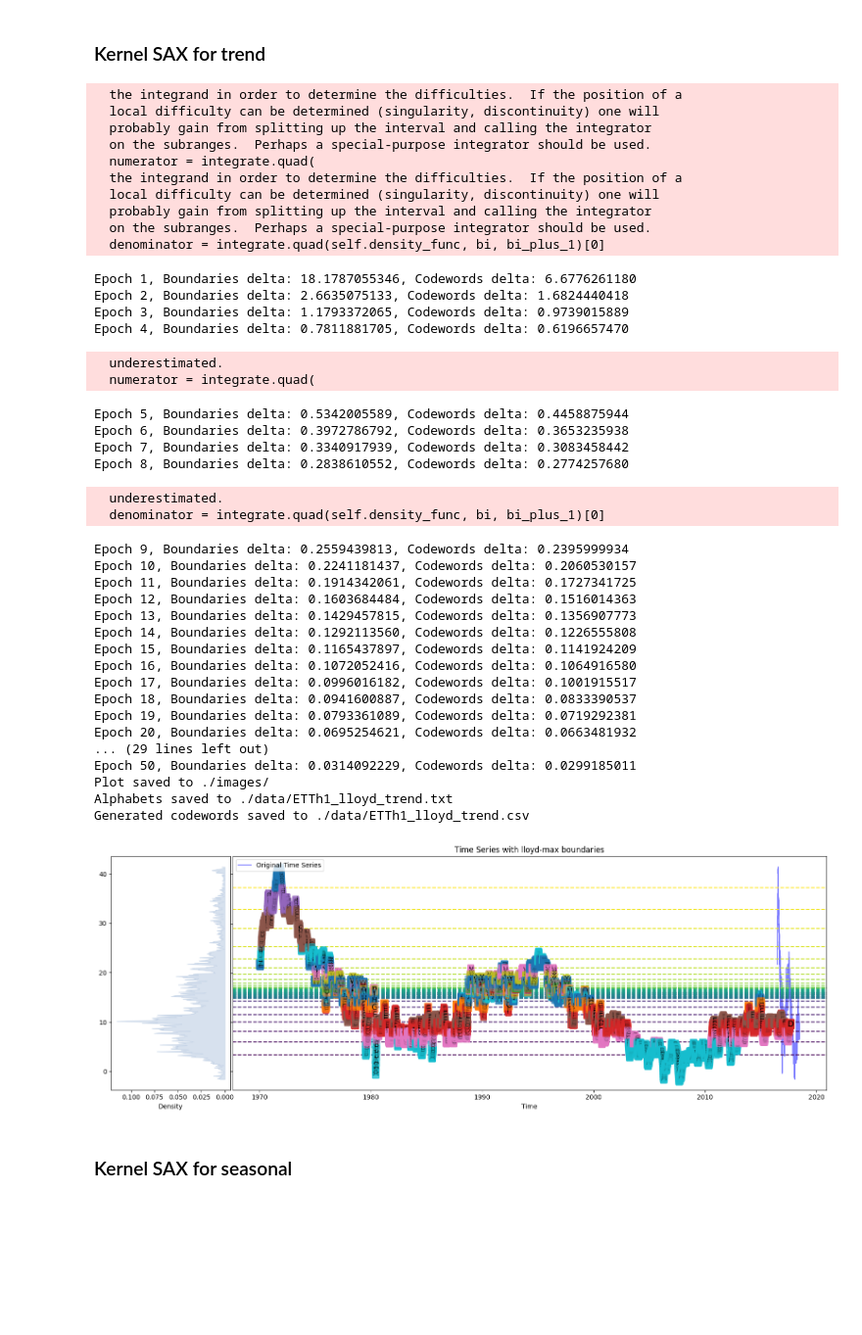
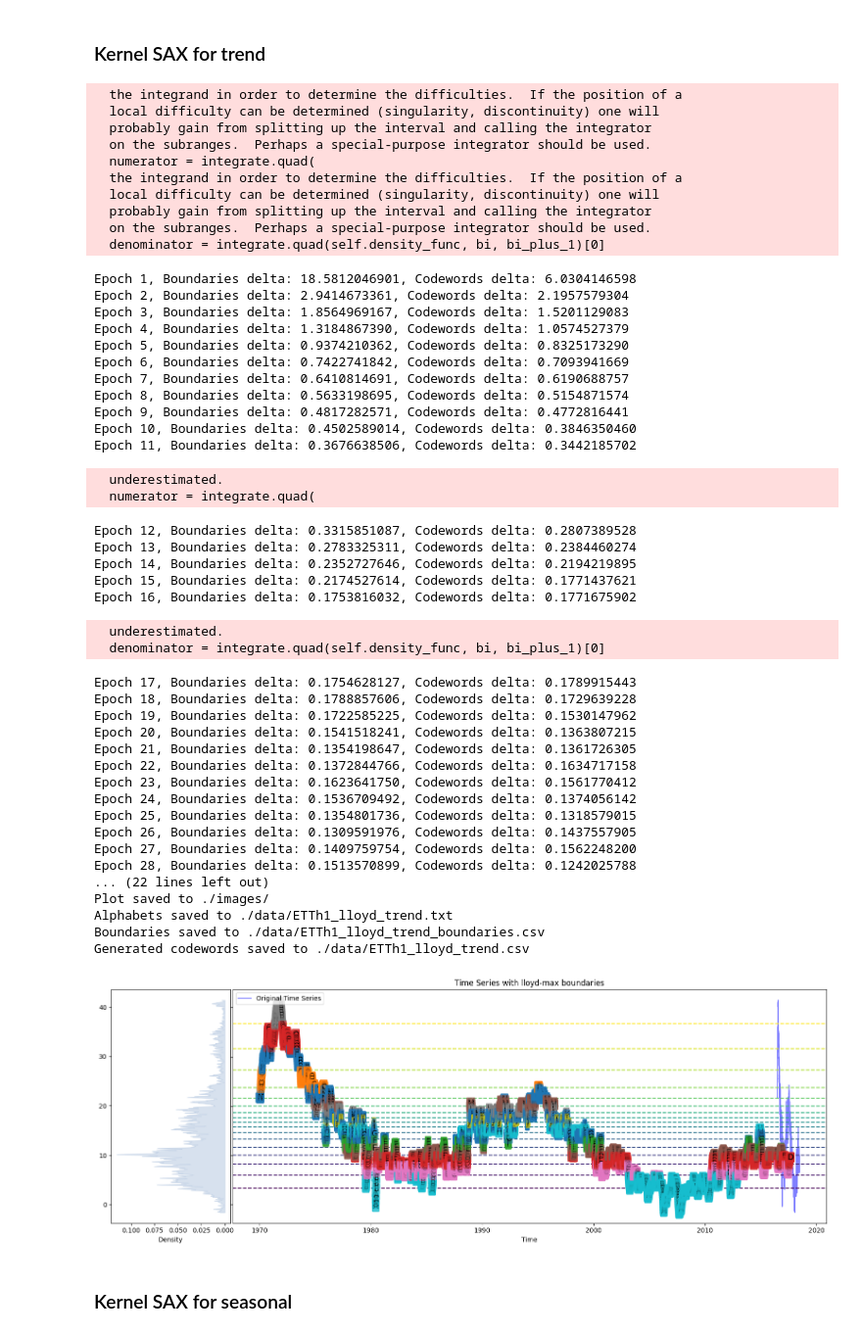
Before and after one commit to Dhanunjaya-Elluri/master-thesis, a Jupyter notebook: transformer.ipynb, the cells around one changed output. Shown at 98% size. Saved outputs shown, nothing was run; the diff lists cells and outputs as text; code cells hidden in the pictures; blank space fills up the shorter version.

Commit message:
update: Added boundaries file for testing predictions

```diff
--- a/transformer.ipynb
+++ b/transformer.ipynb
@@ -141,52 +155,60 @@ Generated codewords saved to ./data/ETTh1_lloyd.csv
 # %% [markdown]
 ### Kernel SAX for trend
 # %%
-kernel_sax = KernelSAX(kernel='epanechnikov', n_alphabet=52, bandwidth=0.1, epochs=50, paa_window_size=4)
+kernel_sax = KernelSAX(kernel='epanechnikov', n_alphabet=18, bandwidth=0.1, epochs=50, paa_window_size=4)
 kernel_sax.fit(trend, verbose=True)
 kernel_sax.plot_with_boundaries(path=IMG_DIR, filename="ETTh1_lloyd_trend.png")
 kernel_sax.save_alphabets(DATA_DIR+"ETTh1_lloyd_trend.txt")
 kernel_sax.text_to_df(start_datetime=str(trend.index[0]), csv_path=DATA_DIR+"ETTh1_lloyd_trend.csv")
 # %% [output]
   the integrand in order to determine the difficulties.  If the position of a
   local difficulty can be determined (singularity, discontinuity) one will
   probably gain from splitting up the interval and calling the integrator
   on the subranges.  Perhaps a special-purpose integrator should be used.
   numerator = integrate.quad(
   the integrand in order to determine the difficulties.  If the position of a
   local difficulty can be determined (singularity, discontinuity) one will
   probably gain from splitting up the interval and calling the integrator
   on the subranges.  Perhaps a special-purpose integrator should be used.
   denominator = integrate.quad(self.density_func, bi, bi_plus_1)[0]
-Epoch 1, Boundaries delta: 18.1787055346, Codewords delta: 6.6776261180
-Epoch 2, Boundaries delta: 2.6635075133, Codewords delta: 1.6824440418
-Epoch 3, Boundaries delta: 1.1793372065, Codewords delta: 0.9739015889
-Epoch 4, Boundaries delta: 0.7811881705, Codewords delta: 0.6196657470
+Epoch 1, Boundaries delta: 18.5812046901, Codewords delta: 6.0304146598
+Epoch 2, Boundaries delta: 2.9414673361, Codewords delta: 2.1957579304
+Epoch 3, Boundaries delta: 1.8564969167, Codewords delta: 1.5201129083
+Epoch 4, Boundaries delta: 1.3184867390, Codewords delta: 1.0574527379
+Epoch 5, Boundaries delta: 0.9374210362, Codewords delta: 0.8325173290
+Epoch 6, Boundaries delta: 0.7422741842, Codewords delta: 0.7093941669
+Epoch 7, Boundaries delta: 0.6410814691, Codewords delta: 0.6190688757
+Epoch 8, Boundaries delta: 0.5633198695, Codewords delta: 0.5154871574
+Epoch 9, Boundaries delta: 0.4817282571, Codewords delta: 0.4772816441
+Epoch 10, Boundaries delta: 0.4502589014, Codewords delta: 0.3846350460
+Epoch 11, Boundaries delta: 0.3676638506, Codewords delta: 0.3442185702
   underestimated.
   numerator = integrate.quad(
-Epoch 5, Boundaries delta: 0.5342005589, Codewords delta: 0.4458875944
-Epoch 6, Boundaries delta: 0.3972786792, Codewords delta: 0.3653235938
-Epoch 7, Boundaries delta: 0.3340917939, Codewords delta: 0.3083458442
-Epoch 8, Boundaries delta: 0.2838610552, Codewords delta: 0.2774257680
+Epoch 12, Boundaries delta: 0.3315851087, Codewords delta: 0.2807389528
+Epoch 13, Boundaries delta: 0.2783325311, Codewords delta: 0.2384460274
+Epoch 14, Boundaries delta: 0.2352727646, Codewords delta: 0.2194219895
+Epoch 15, Boundaries delta: 0.2174527614, Codewords delta: 0.1771437621
+Epoch 16, Boundaries delta: 0.1753816032, Codewords delta: 0.1771675902
   underestimated.
   denominator = integrate.quad(self.density_func, bi, bi_plus_1)[0]
-Epoch 9, Boundaries delta: 0.2559439813, Codewords delta: 0.2395999934
-Epoch 10, Boundaries delta: 0.2241181437, Codewords delta: 0.2060530157
-Epoch 11, Boundaries delta: 0.1914342061, Codewords delta: 0.1727341725
-Epoch 12, Boundaries delta: 0.1603684484, Codewords delta: 0.1516014363
-Epoch 13, Boundaries delta: 0.1429457815, Codewords delta: 0.1356907773
-Epoch 14, Boundaries delta: 0.1292113560, Codewords delta: 0.1226555808
-Epoch 15, Boundaries delta: 0.1165437897, Codewords delta: 0.1141924209
-Epoch 16, Boundaries delta: 0.1072052416, Codewords delta: 0.1064916580
-Epoch 17, Boundaries delta: 0.0996016182, Codewords delta: 0.1001915517
-Epoch 18, Boundaries delta: 0.0941600887, Codewords delta: 0.0833390537
-Epoch 19, Boundaries delta: 0.0793361089, Codewords delta: 0.0719292381
-Epoch 20, Boundaries delta: 0.0695254621, Codewords delta: 0.0663481932
-... (29 lines left out)
-Epoch 50, Boundaries delta: 0.0314092229, Codewords delta: 0.0299185011
+Epoch 17, Boundaries delta: 0.1754628127, Codewords delta: 0.1789915443
+Epoch 18, Boundaries delta: 0.1788857606, Codewords delta: 0.1729639228
+Epoch 19, Boundaries delta: 0.1722585225, Codewords delta: 0.1530147962
+Epoch 20, Boundaries delta: 0.1541518241, Codewords delta: 0.1363807215
+Epoch 21, Boundaries delta: 0.1354198647, Codewords delta: 0.1361726305
+Epoch 22, Boundaries delta: 0.1372844766, Codewords delta: 0.1634717158
+Epoch 23, Boundaries delta: 0.1623641750, Codewords delta: 0.1561770412
+Epoch 24, Boundaries delta: 0.1536709492, Codewords delta: 0.1374056142
+Epoch 25, Boundaries delta: 0.1354801736, Codewords delta: 0.1318579015
+Epoch 26, Boundaries delta: 0.1309591976, Codewords delta: 0.1437557905
+Epoch 27, Boundaries delta: 0.1409759754, Codewords delta: 0.1562248200
+Epoch 28, Boundaries delta: 0.1513570899, Codewords delta: 0.1242025788
+... (22 lines left out)
 Plot saved to ./images/
 Alphabets saved to ./data/ETTh1_lloyd_trend.txt
+Boundaries saved to ./data/ETTh1_lloyd_trend_boundaries.csv
 Generated codewords saved to ./data/ETTh1_lloyd_trend.csv
-[figure, old version]
+[figure, new version]
 # %% [markdown]
 ### Kernel SAX for seasonal
 # %%
```
Also changed, not shown: parts of 4 cells of this notebook, 13 other files.
